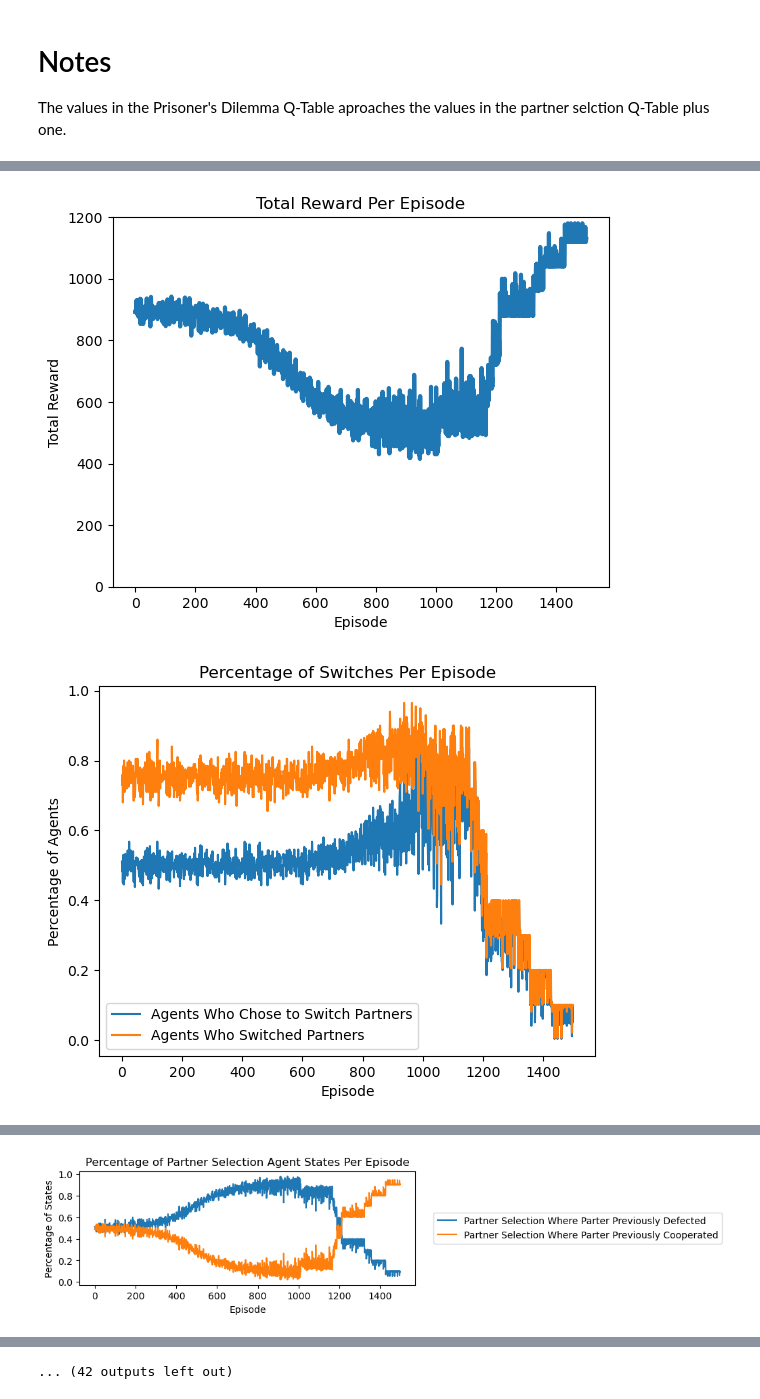
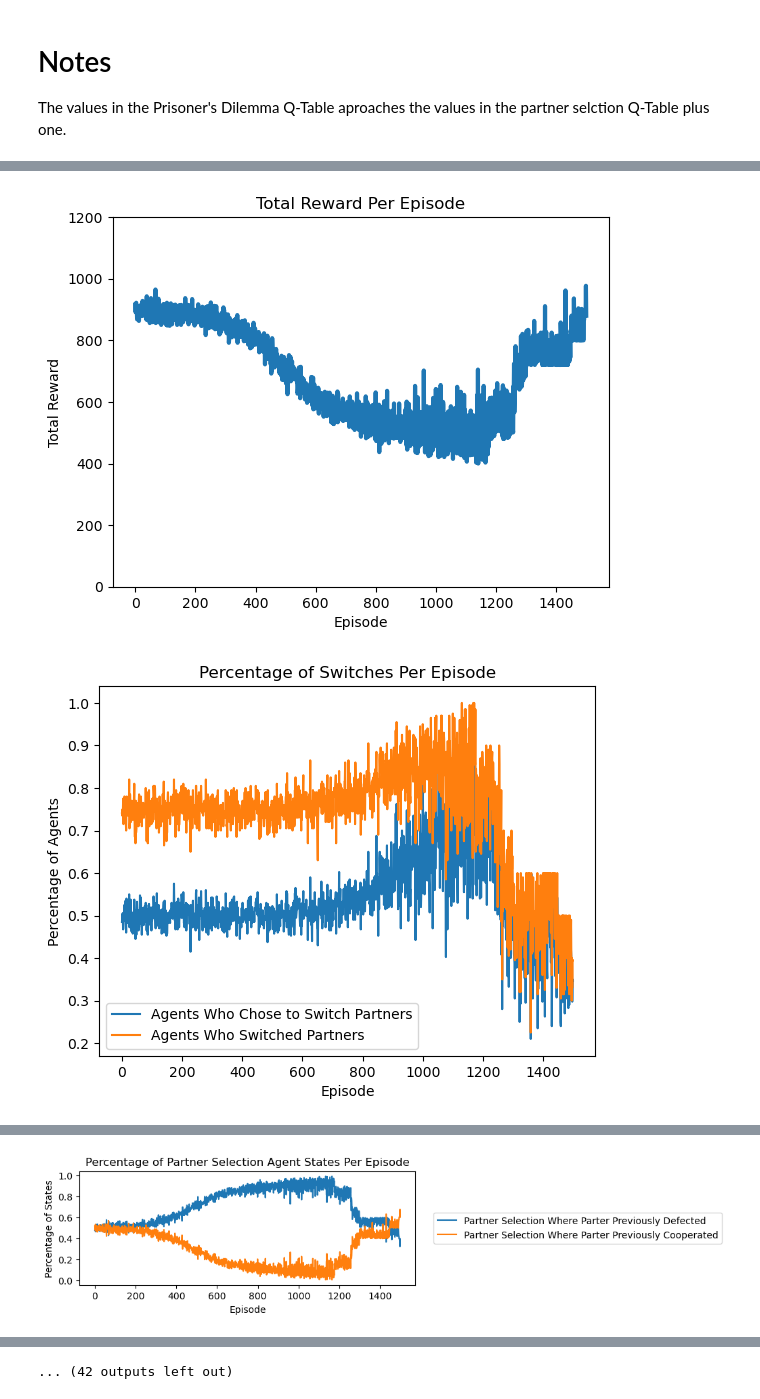
Before and after one commit to noumahme/Williams--code, a Jupyter notebook: SustainingCooperation copy.ipynb, the cells around one changed output, grey strips where cells are left out. Saved outputs shown, nothing was run; the diff lists cells and outputs as text; code cells hidden in the pictures.

Commit message:
pool parameters added

```diff
--- a/SustainingCooperation copy.ipynb
+++ b/SustainingCooperation copy.ipynb
@@ -388,7 +388,7 @@ def sdoo(population: int, rounds: int, episodes: int, learning_rate: float, temp
                     j_pool = other_pool
                     j = j_pool.pop(np.random.randint(len(j_pool)))
                 else:
-                    j = full_pool.pop(np.random.randint(len(j_pool)))
+                    j = full_pool.pop(np.random.randint(len(full_pool)))
                     j_pool = switch_leave_pool if j in switch_leave_pool else switch_stay_pool
                     j_pool.remove(j)
                 temp_pairs.append((i, j))
@@ -743,7 +743,7 @@ sdoo(population=20,        # Agent Population Size (Must be a multiple of 2)
      discount_rate=0.99,   # Gamma (Discount Rate)
      delta_t=0.992,        # Boltzmann Temperature Decay Rate
      disposition=0.5,      # Disposition to Assume Cooperation
-     know_fresh_agent=0.75,# Probability of Knowing Fresh Agent's Previous Action
-     prefer_same_pool=1.0, # Probability of Choosing Same Pool Partner
+     know_fresh_agent=0.5,# Probability of Knowing Fresh Agent's Previous Action
+     prefer_same_pool=0.0, # Probability of Choosing Same Pool Partner
      prefer_different_pool=0.0) # Probability of Choosing Different Pool Partner
 # %% [output]
@@ -751,2 +751,2 @@ sdoo(population=20,        # Agent Population Size (Must be a multiple of 2)
-[figure, old version]
+[figure, new version]
-[figure, old version]
+[figure, new version]
@@ -754 +754 @@ sdoo(population=20,        # Agent Population Size (Must be a multiple of 2)
-[figure, old version]
+[figure, new version]
```
Also changed, not shown: parts of 1 cell of this notebook.
